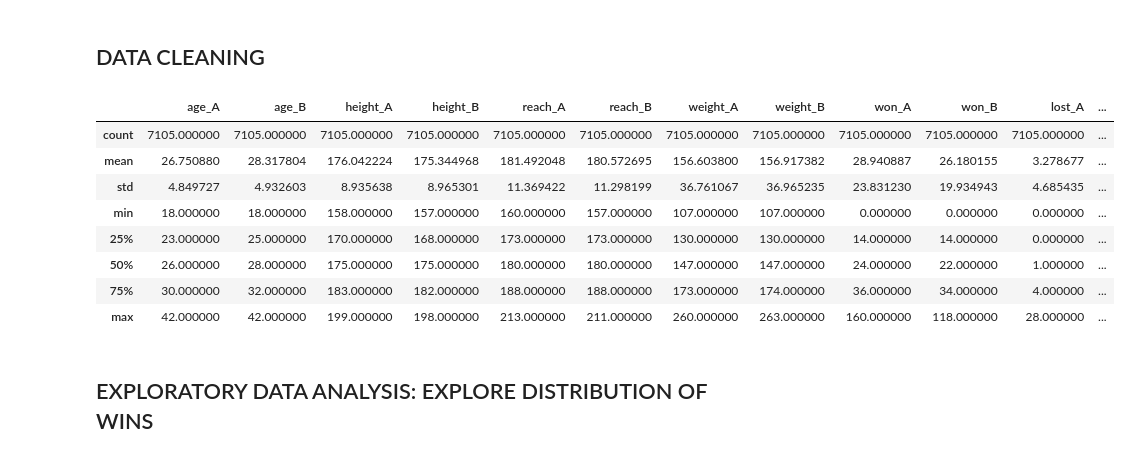
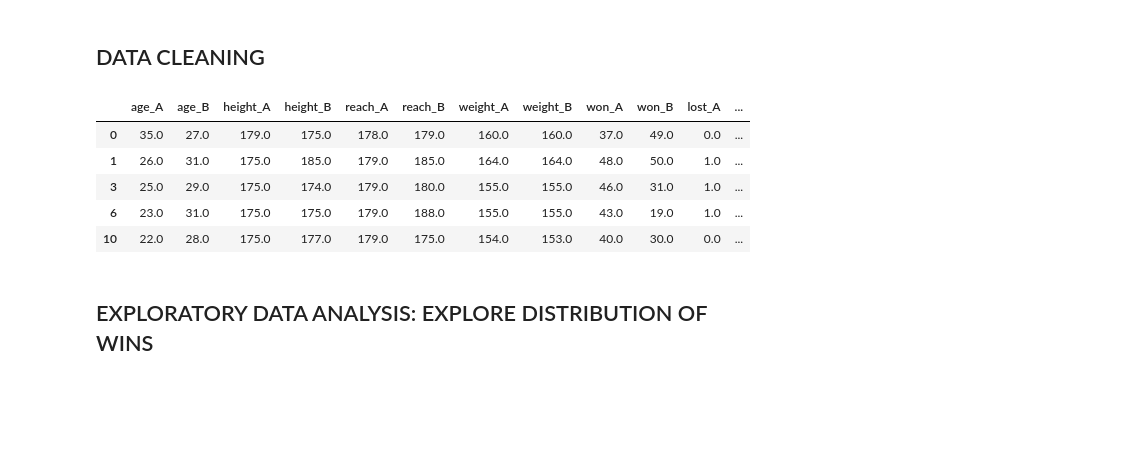
Before and after one commit to taylorcoder/Springboard, a Jupyter notebook: Capstone 1.ipynb, the cells around one changed output. Cells and saved outputs as stored; diff of their text form; code cells hidden in the pictures; blank space fills up the shorter version.

```diff
--- a/Capstone 1.ipynb
+++ b/Capstone 1.ipynb
@@ -9,42 +9,39 @@ from scipy.stats.stats import pearsonr
 # Create dataframe from boxing data csv 'bouts_out_new.csv'
 
 df = pd.read_csv('bouts_out_new.csv')
 
 # Limit the Dataframe to those rows where all physical attribute columns are non-null.
 
 df = df[df.loc[:,'age_A':'weight_B'].notnull().all(1)]
 
 # Create a dictionary with each numerical column name, and the acceptable range of values for that column.
 
 num_cols_dict = {col: (df[col].quantile(0.01), df[col].quantile(0.99)) for col in df.describe().columns}
 
 # Use the col_ranges dictionary to replace all unacceptable values with NaN,
 # and then fill the NaN values with the median of each column.
 
 for col in num_cols_dict.keys():
     df[col] = df[col].where((df[col] >= num_cols_dict[col][0]) & (df[col] <= num_cols_dict[col][1]))
     df[col] = df[col].fillna(df[col].median())
 
 # Remove the "stance" column, as there are too many null values.
 # Remove the "judge" columns, since the "result" column already denotes the winner.
 
 df = df.drop(['stance_A','stance_B','judge1_A', 'judge1_B', 'judge2_A', 'judge2_B','judge3_A','judge3_B'], axis=1)
 
 # Remove any rows where the "kos" for any boxer is greater than his "wins"
 
 df = df[(df['won_A']>=df['kos_A']) & (df['won_B']>=df['kos_B'])]
 
-df.describe()
+df.head()
 # %% [output]
 |  | age_A | age_B | height_A | height_B | reach_A | reach_B | weight_A | weight_B | won_A | won_B | lost_A | ... |
-| count | 7105.000000 | 7105.000000 | 7105.000000 | 7105.000000 | 7105.000000 | 7105.000000 | 7105.000000 | 7105.000000 | 7105.000000 | 7105.000000 | 7105.000000 | ... |
-| mean | 26.750880 | 28.317804 | 176.042224 | 175.344968 | 181.492048 | 180.572695 | 156.603800 | 156.917382 | 28.940887 | 26.180155 | 3.278677 | ... |
-| std | 4.849727 | 4.932603 | 8.935638 | 8.965301 | 11.369422 | 11.298199 | 36.761067 | 36.965235 | 23.831230 | 19.934943 | 4.685435 | ... |
-| min | 18.000000 | 18.000000 | 158.000000 | 157.000000 | 160.000000 | 157.000000 | 107.000000 | 107.000000 | 0.000000 | 0.000000 | 0.000000 | ... |
-| 25% | 23.000000 | 25.000000 | 170.000000 | 168.000000 | 173.000000 | 173.000000 | 130.000000 | 130.000000 | 14.000000 | 14.000000 | 0.000000 | ... |
-| 50% | 26.000000 | 28.000000 | 175.000000 | 175.000000 | 180.000000 | 180.000000 | 147.000000 | 147.000000 | 24.000000 | 22.000000 | 1.000000 | ... |
-| 75% | 30.000000 | 32.000000 | 183.000000 | 182.000000 | 188.000000 | 188.000000 | 173.000000 | 174.000000 | 36.000000 | 34.000000 | 4.000000 | ... |
-| max | 42.000000 | 42.000000 | 199.000000 | 198.000000 | 213.000000 | 211.000000 | 260.000000 | 263.000000 | 160.000000 | 118.000000 | 28.000000 | ... |
+| 0 | 35.0 | 27.0 | 179.0 | 175.0 | 178.0 | 179.0 | 160.0 | 160.0 | 37.0 | 49.0 | 0.0 | ... |
+| 1 | 26.0 | 31.0 | 175.0 | 185.0 | 179.0 | 185.0 | 164.0 | 164.0 | 48.0 | 50.0 | 1.0 | ... |
+| 3 | 25.0 | 29.0 | 175.0 | 174.0 | 179.0 | 180.0 | 155.0 | 155.0 | 46.0 | 31.0 | 1.0 | ... |
+| 6 | 23.0 | 31.0 | 175.0 | 175.0 | 179.0 | 188.0 | 155.0 | 155.0 | 43.0 | 19.0 | 1.0 | ... |
+| 10 | 22.0 | 28.0 | 175.0 | 177.0 | 179.0 | 175.0 | 154.0 | 153.0 | 40.0 | 30.0 | 0.0 | ... |
 # %% [markdown]
 ## EXPLORATORY DATA ANALYSIS: EXPLORE DISTRIBUTION OF WINS
 # %%
```
Also changed, not shown: parts of 31 cells of this notebook.
